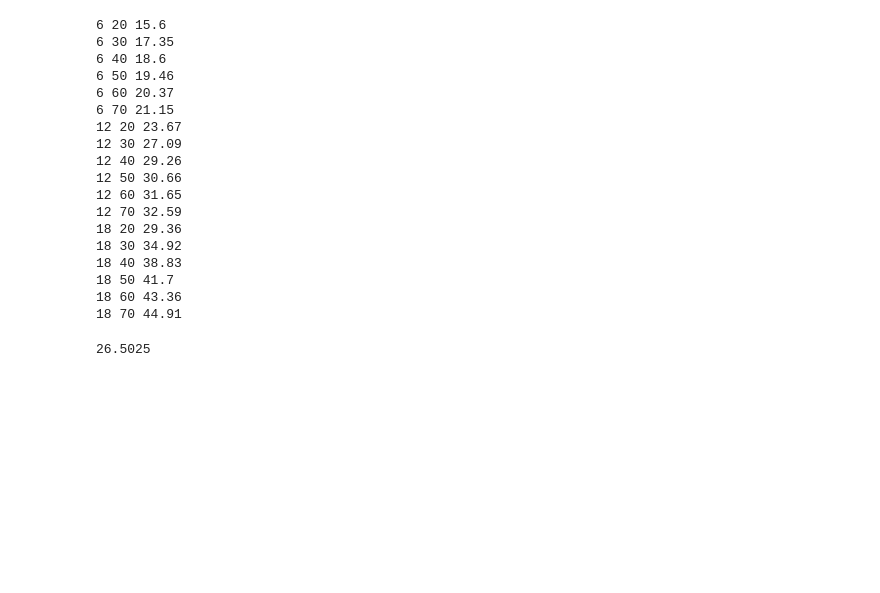
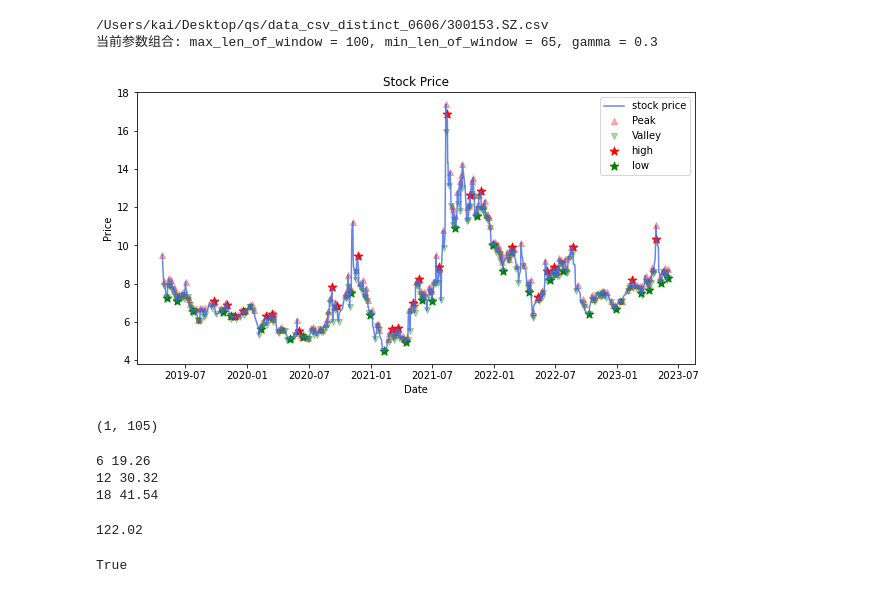
Before and after one commit to QsbpGroup/quant-stat-baby-project, a Jupyter notebook: 1.ipynb, the cells around one changed output. Saved outputs shown, nothing was run; the diff lists cells and outputs as text; code cells hidden in the pictures; blank space fills up the shorter version.

```diff
--- a/1.ipynb
+++ b/1.ipynb
@@ -33,23 +33,27 @@ import os
 from test import *
 # %%
 # filename = '688699.SH.csv'
-filename = '000001.SZ.csv'
+filename = '300153.SZ.csv'
 df = df_init(filename)
 peaks, valleys, high_points, low_points = find_high_low_xuejieZuhui(
     df, filename, save_data=False, draw_n_days=200, draw=False)
 
-max_len_of_window = 40
-min_len_of_window = 10
-gamma = 0.7  # price_change_50 >= gamma * max_change:
-view_coe = 0  # 视野·系数
-var = 30
+min_len_of_window = 65
+max_len_of_window = 100
+gamma = 0.3  # price_change_50 >= gamma * max_change:
+view_coe = 0.8  # 视野·系数
 
-result = find_horizontal_area1(df, high_points, low_points, var, max_len_of_window,
+result = find_horizontal_area(df, high_points, low_points, max_len_of_window,
                             min_len_of_window, gamma, view_coe, ignore_hl=True)
 
 n_days = 1000
 draw_horizontal_area(df, result, peaks, valleys, high_points,
                     low_points, filename, n_days, print_result=True, show_plot=True)
+# %% [output]
+/Users/kai/Desktop/qs/data_csv_distinct_0606/300153.SZ.csv
+当前参数组合: max_len_of_window = 100, min_len_of_window = 65, gamma = 0.3
+[figure, added]
+(1, 105)
 # %%
 n_days = 400
 draw_horizontal_area(df, result, peaks, valleys, high_points,
@@ -61,30 +65,23 @@ df = pd.read_csv('/Users/kai/Desktop/qs/data_csv_distinct_0606/_horizontal_area_
 df.columns = ['min_len_of_window', 'max_len_of_window', 'n', 'mean']
 df.dropna(inplace=True)
 for mins in (6,12,18):
-    for maxs in (20,30,40,50,60,70):
-        temp = df[(df['min_len_of_window']==mins) & (df['max_len_of_window']==maxs)]
-        print(mins, maxs, round(temp['mean'].dot(temp['n'])/temp['n'].sum(), 2))
+    temp = df[(df['min_len_of_window']==mins)]
+    print(mins, round(temp['mean'].dot(temp['n'])/temp['n'].sum(), 2))
 # %% [output]
-6 20 15.6
-6 30 17.35
-6 40 18.6
-6 50 19.46
-6 60 20.37
-6 70 21.15
-12 20 23.67
-12 30 27.09
-12 40 29.26
-12 50 30.66
-12 60 31.65
-12 70 32.59
-18 20 29.36
-18 30 34.92
-18 40 38.83
-18 50 41.7
-18 60 43.36
-18 70 44.91
+6 19.26
+12 30.32
+18 41.54
-# %%
-tt = df.iloc[1:3,:]
-tt['n'].dot(tt['mean'])/tt['n'].sum()
-# %% [output]
-26.5025
+# %%
+dfl = pd.read_csv('/Users/kai/Desktop/qs/data_csv_distinct_0606/_horizontal_area_pics/results_long.csv')
+dfl.columns = ['code', 'min_len_of_window', 'max_len_of_window', 'n', 'mean']
+dfl.dropna(inplace=True)
+print(round(dfl['mean'].dot(dfl['n'])/dfl['n'].sum(), 2))
+# %% [output]
+122.02
+# %%
+dfl = pd.read_csv('/Users/kai/Desktop/qs/data_csv_distinct_0606/_horizontal_area_pics/results_long.csv')
+a = dfl.iloc[1:2,:]['3']
+b = a.values[0]
+pd.isna(b)
+# %% [output]
+True
```
Also changed, not shown: parts of 1 cell of this notebook, 4 other files.
